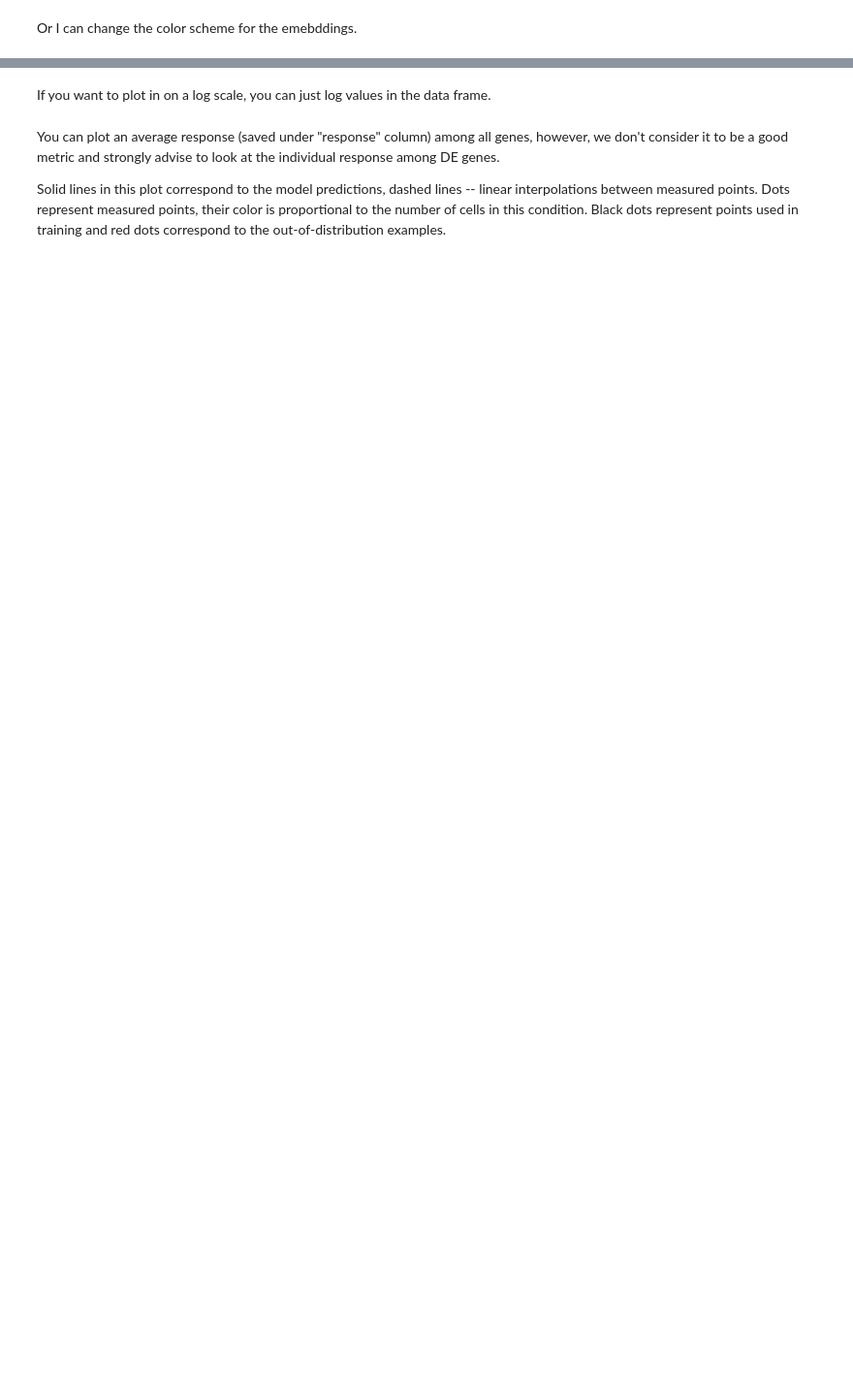
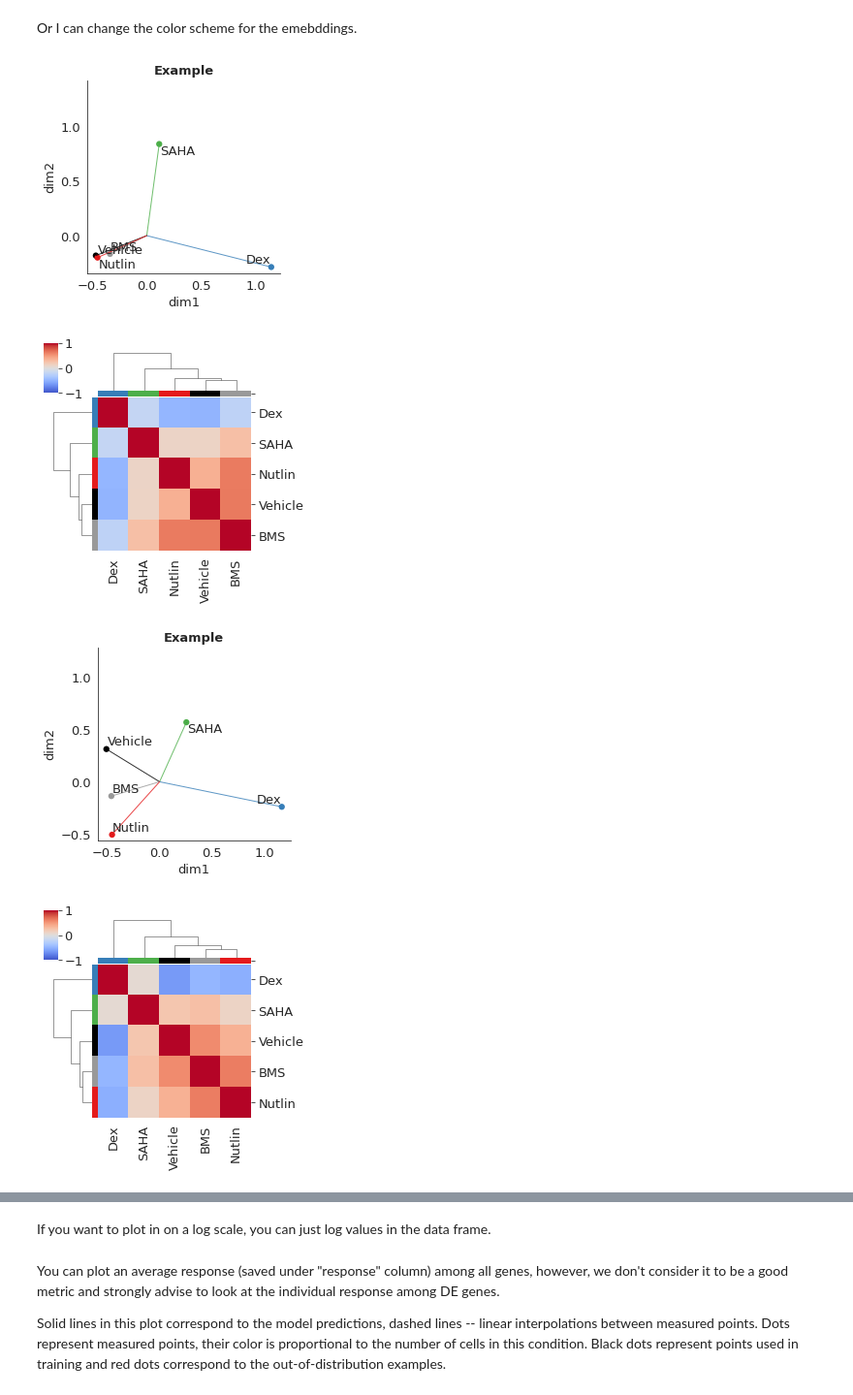
Before and after one commit to facebookresearch/CPA, a Jupyter notebook: notebooks/demo.ipynb, the cells around one changed output, grey strips where cells are left out. Shown at 97% size. Cells and saved outputs as stored; diff of their text form; code cells hidden in the pictures; blank space fills up the shorter version.

```diff
--- a/notebooks/demo.ipynb
+++ b/notebooks/demo.ipynb
@@ -130,13 +165,19 @@ Or I can change the color scheme for the emebddings.
 # %%
 perts_palette = {'BMS': '#999999',
                  'SAHA': '#4daf4a',
                  'Dex': '#377eb8',
                  'Nutlin': '#e41a1c',
                  'Vehicle': '#000000'
 
                 }
 
 compert_plots.perts_palette = perts_palette
 compert_plots.plot_latent_embeddings(compert_api.emb_perts, kind='perturbations', show_text=True)
+compert_plots.plot_latent_embeddings(compert_api.emb_perts + covars_anndata.X, kind='perturbations', show_text=True)
+# %% [output]
+[figure, added]
+[figure, added]
+[figure, added]
+[figure, added]
 # %%
 compert_plots.plot_latent_embeddings(compert_api.emb_covars, kind='covars')
```
Also changed, not shown: parts of 48 cells of this notebook, 7 other files.
